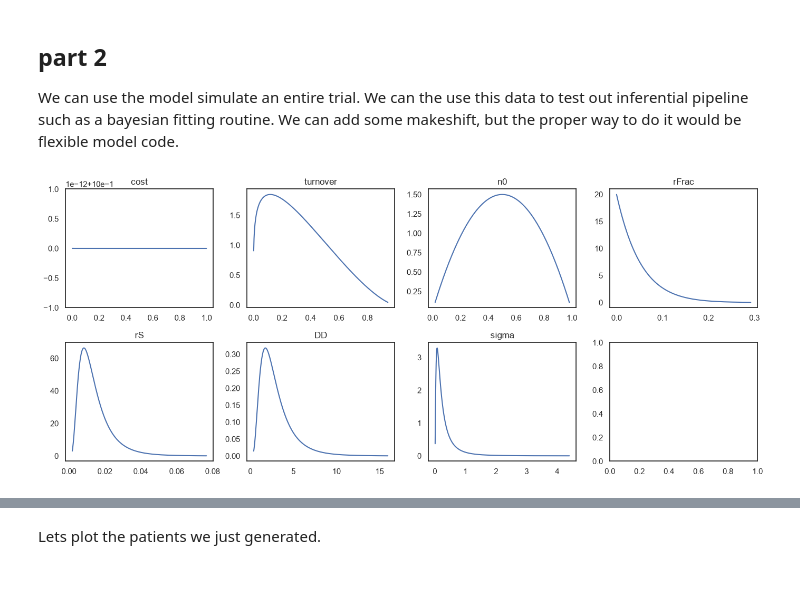
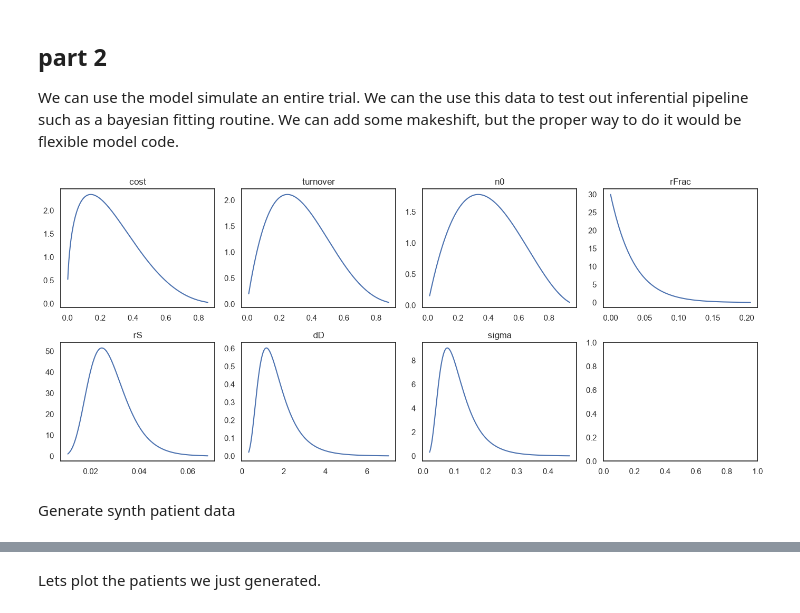
Before and after one commit to emilfrej/biomarker_uncertainty, a Jupyter notebook: python/genertate_synth_AT_trial_data.ipynb, the cells around one changed output, grey strips where cells are left out. Drawn from its saved outputs; the diff is of its cells as text; code cells hidden in the pictures; blank space fills up the shorter version.

Commit message:
param recov div teting
Co-Authored-By: Claude Opus 5.5 <noreply@anthropic.com>

```diff
--- a/python/genertate_synth_AT_trial_data.ipynb
+++ b/python/genertate_synth_AT_trial_data.ipynb
@@ -60,27 +59,25 @@ We see that We can the print the results. The default time resolution is very hi
 We can use the model simulate an entire trial. We can the use this data to test out inferential pipeline such as a bayesian fitting routine. We can add some makeshift, but the proper way to do it would be flexible model code.
 # %%
 priorDic = {
-    "cost":     stats.beta(1, 1),
-    "turnover": stats.beta(1.2, 2.5),
-    "n0":       stats.beta(2, 2),
-    "rFrac":    stats.beta(1, 20),
-    "rS":       stats.lognorm(s=0.6, scale=0.012),
-    "dD":       stats.lognorm(s=0.6, scale=2.5),
-    'sigma':    stats.lognorm(s=1, scale=.2),
+    "cost":     stats.beta(1.5, 4),
+    "turnover": stats.beta(2, 4),
+    "n0":       stats.beta(2, 3),
+    "rFrac":    stats.beta(1, 30),
+    "rS":       stats.lognorm(s=0.3, scale=0.027),
+    "dD":       stats.lognorm(s=0.5, scale=1.5),
+    'sigma':    stats.lognorm(s=0.5, scale=.1),
 }
-
-
-def draw_params(priorDic : dict):
-    """Contstruct a dictionary of sampled values from prior dict"""
-    return {paramName: dist.rvs() for paramName, dist in priorDic.items()}
 
 fig, axes = plt.subplots(2, 4, figsize=(14, 6))
 for ax, (name, dist) in zip(axes.flat, priorDic.items()):
     x = np.linspace(*dist.ppf([0.001, 0.999]), 400)
     ax.plot(x, dist.pdf(x)); ax.set_title(name)
+
 plt.tight_layout()
 # %% [output]
-[figure, old version]
+[figure, new version]
+# %% [markdown]
+Generate synth patient data
 # %%
 np.random.seed(1)
 
```
Also changed, not shown: parts of 15 cells of this notebook, 20 other files.
